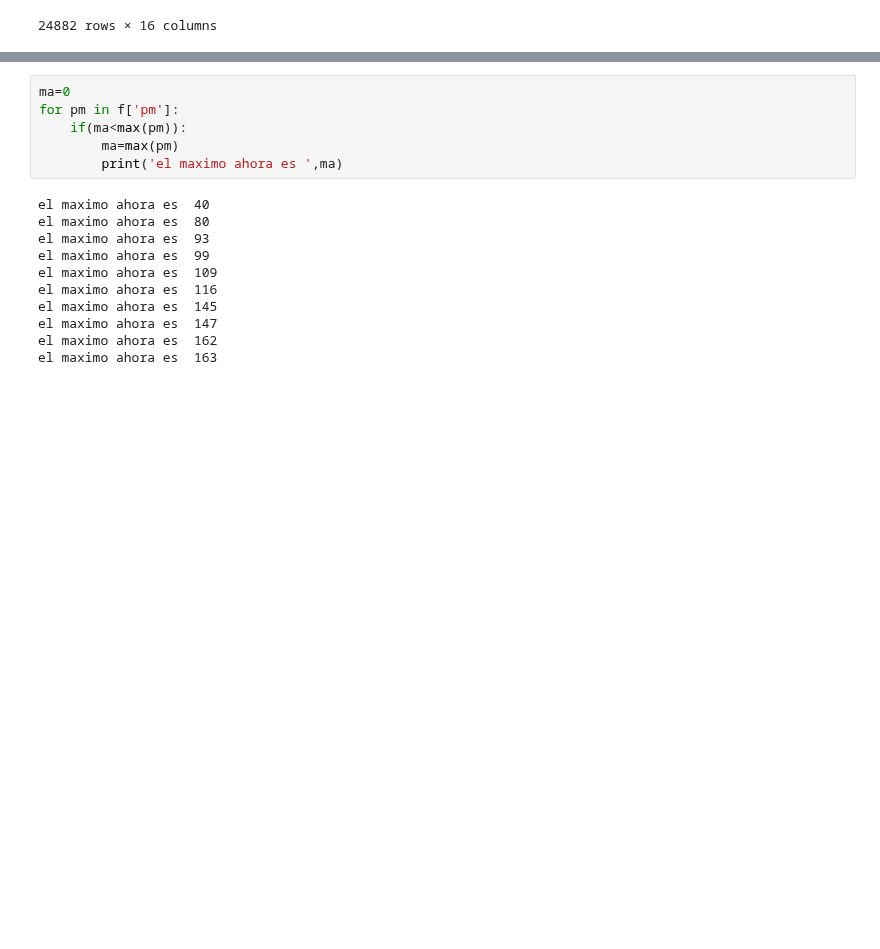
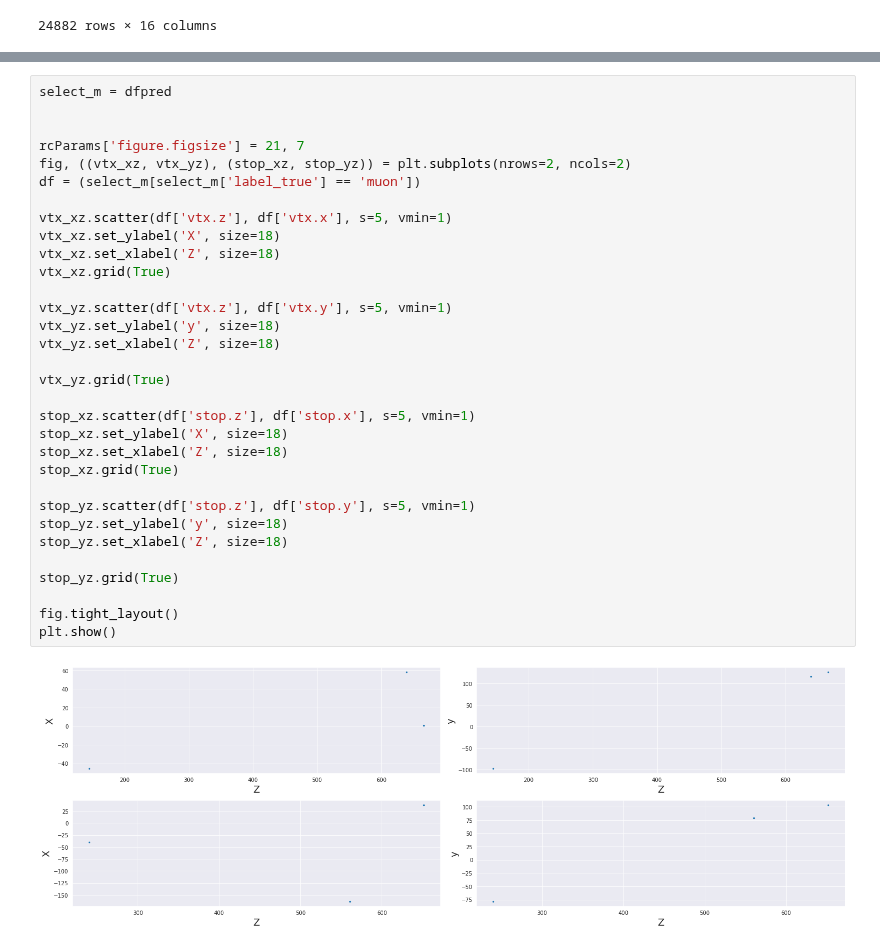
Before and after one commit to Arcrafa/nova, a Jupyter notebook: cvn2/view_pm.ipynb, the cells around one changed output, grey strips where cells are left out. Drawn from its saved outputs; the diff is of its cells as text; blank space fills up the shorter version.

```diff
--- a/cvn2/view_pm.ipynb
+++ b/cvn2/view_pm.ipynb
@@ -97,17 +101,34 @@ print(max(f['pm'][0]))
-# %%
-ma=0
-for pm in f['pm']:
-    if(ma<max(pm)):
-        ma=max(pm)
-        print('el maximo ahora es ',ma)
-# %% [output]
-el maximo ahora es  40
-el maximo ahora es  80
-el maximo ahora es  93
-el maximo ahora es  99
-el maximo ahora es  109
-el maximo ahora es  116
-el maximo ahora es  145
-el maximo ahora es  147
-el maximo ahora es  162
-el maximo ahora es  163
+# %%
+select_m = dfpred
+
+
+rcParams['figure.figsize'] = 21, 7
+fig, ((vtx_xz, vtx_yz), (stop_xz, stop_yz)) = plt.subplots(nrows=2, ncols=2)
+df = (select_m[select_m['label_true'] == 'muon'])
+
+vtx_xz.scatter(df['vtx.z'], df['vtx.x'], s=5, vmin=1)
+vtx_xz.set_ylabel('X', size=18)
+vtx_xz.set_xlabel('Z', size=18)
+vtx_xz.grid(True)
+
+vtx_yz.scatter(df['vtx.z'], df['vtx.y'], s=5, vmin=1)
+vtx_yz.set_ylabel('y', size=18)
+vtx_yz.set_xlabel('Z', size=18)
+
+vtx_yz.grid(True)
+
+stop_xz.scatter(df['stop.z'], df['stop.x'], s=5, vmin=1)
+stop_xz.set_ylabel('X', size=18)
+stop_xz.set_xlabel('Z', size=18)
+stop_xz.grid(True)
+
+stop_yz.scatter(df['stop.z'], df['stop.y'], s=5, vmin=1)
+stop_yz.set_ylabel('y', size=18)
+stop_yz.set_xlabel('Z', size=18)
+
+stop_yz.grid(True)
+
+fig.tight_layout()
+plt.show()
+# %% [output]
+[figure, added]
```
Also changed, not shown: parts of 3 cells of this notebook, 6 other files.
